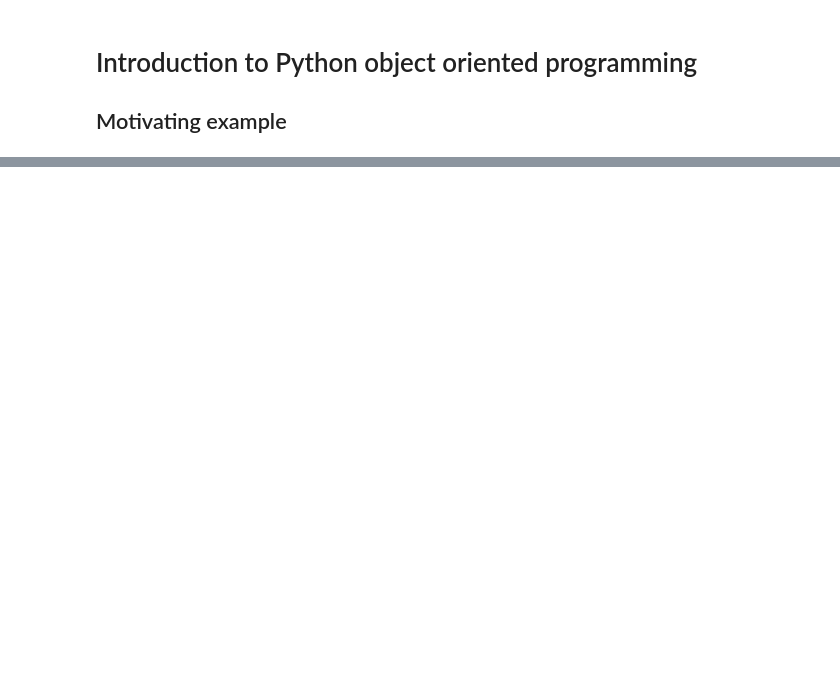
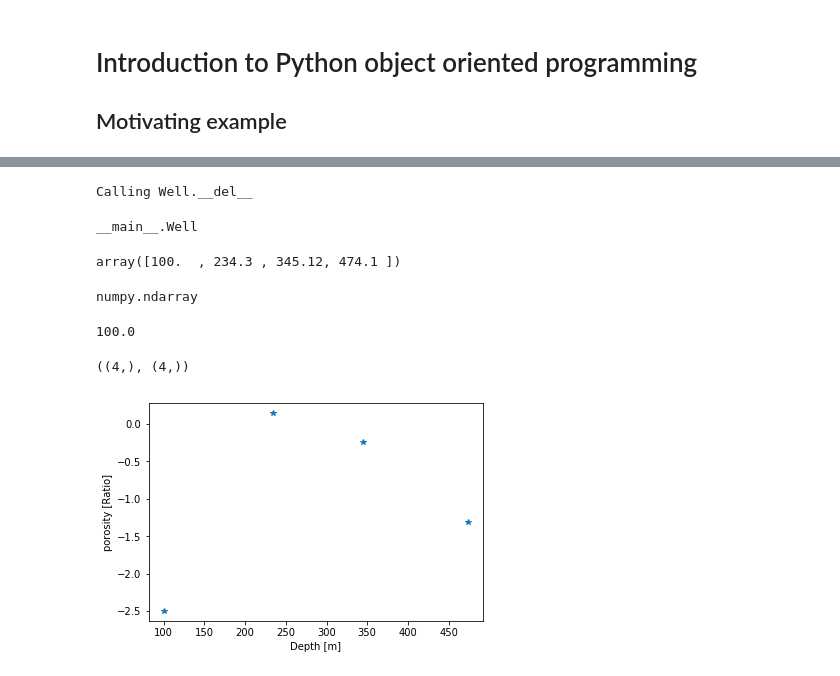
Before and after one commit to bozso/python_course, a Jupyter notebook: notebooks/object_oriented_programming.ipynb, the cells around one changed output, grey strips where cells are left out. Cells and saved outputs as stored; diff of their text form; code cells hidden in the pictures; blank space fills up the shorter version.

```diff
--- a/notebooks/object_oriented_programming.ipynb
+++ b/notebooks/object_oriented_programming.ipynb
@@ -135,0 +49,30 @@ Calling Well.__del__
+# %%
+class Well(object):
+    units = {
+        "depth": "m",
+        "porosity": "Ratio",
+        "n0_flux": "Arbitrary Units"
+    }
+
+
+    def __init__(self, depth, coord=None, data=None, id=None):
+        self.depth, self.data, self.coord, self.id = depth, data, coord, id
+
+
+    def plot(self, value, symbol="*", **kwargs):
+        plt.xlabel("Depth [%s]" % self.units["depth"])
+        plt.ylabel("%s [%s]" % (value, self.units[value]))
+        plt.plot(self.depth, self.data[value], symbol, **kwargs)
+
+
+    def interpolate(self, value, depths):
+        return np.interp(depths, self.depth , self.data[value])
+
+
+    def __str__(self):
+        return "Well id: %s, at coordinates: %g, %g" \
+               % (self.id, self.coord[0], self.coord[1])
+
+
+    def __del__(self):
+        print("Calling Well.__del__")
@@ -135,0 +83,29 @@ Calling Well.__del__
+# %%
+well1 = Well(depth, data={"porosity": porosity}, id=102, coord=(302.12, 1006.8))
+# %% [output]
+Calling Well.__del__
+# %%
+type(well1)
+# %% [output]
+__main__.Well
+# %%
+well1.depth
+# %% [output]
+array([100.  , 234.3 , 345.12, 474.1 ])
+# %%
+type(well1.depth)
+# %% [output]
+numpy.ndarray
+# %%
+well1.depth.min()
+# %% [output]
+100.0
+# %%
+well1.depth.shape, well1.data["porosity"].shape
+# %% [output]
+((4,), (4,))
+# %%
+well1.plot("porosity")
+# Well.plot(well, "porosity")
+# %% [output]
+[figure, added]
```
Also changed, not shown: parts of 68 cells of this notebook, 7 other files.
